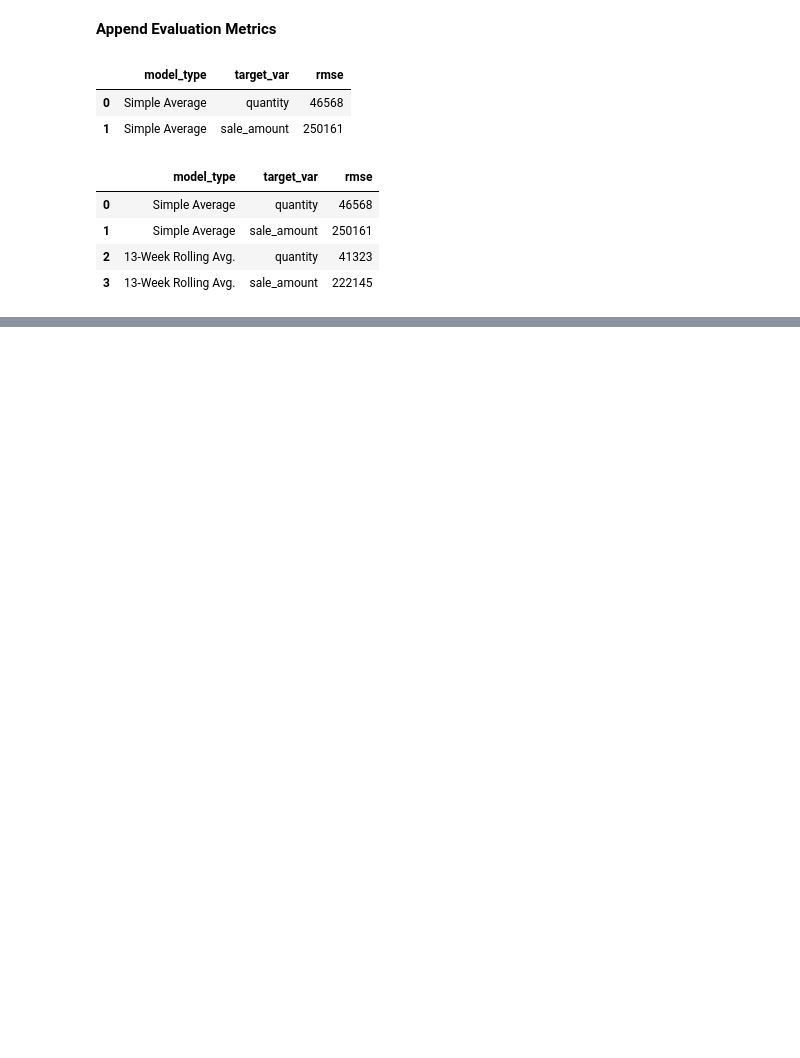
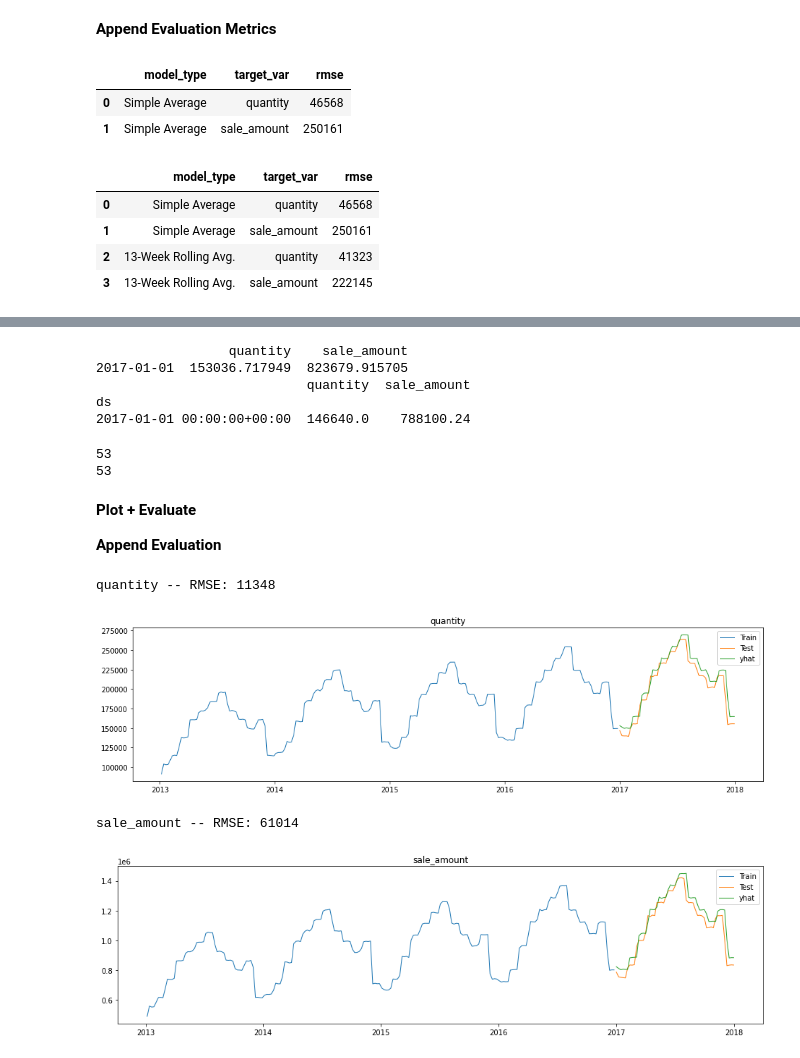
Before and after one commit to aleclhartman/ds-methodologies-exercises, a Jupyter notebook: time_series/modeling.ipynb, the cells around one changed output, grey strips where cells are left out. Drawn from its saved outputs; the diff is of its cells as text; code cells hidden in the pictures; blank space fills up the shorter version.

```diff
--- a/time_series/modeling.ipynb
+++ b/time_series/modeling.ipynb
@@ -316,0 +411,28 @@ evaluation
+# %%
+print(yhat.head(1))
+print(test.head(1))
+# %% [output]
+                 quantity    sale_amount
+2017-01-01  153036.717949  823679.915705
+                           quantity  sale_amount
+ds
+2017-01-01 00:00:00+00:00  146640.0    788100.24
+# %%
+print(len(yhat))
+print(len(test))
+# %% [output]
+53
+53
+# %% [markdown]
+**Plot + Evaluate**
+
+**Append Evaluation**
+# %%
+for col in train.columns:
+    plot_and_eval(col)
+    evaluation = append_evaluation("Previous 52 Weeks", col)
+# %% [output]
+quantity -- RMSE: 11348
+[figure, added]
+sale_amount -- RMSE: 61014
+[figure, added]
```
Also changed, not shown: parts of 22 cells of this notebook.
